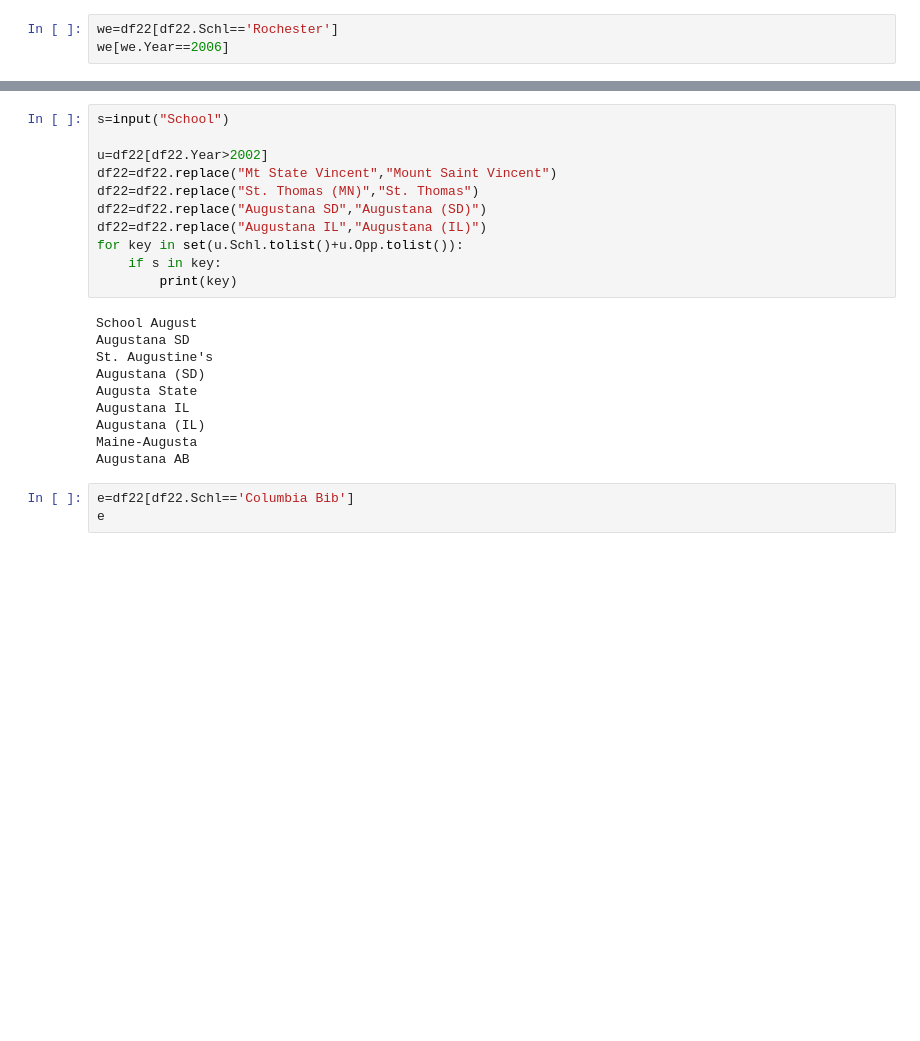
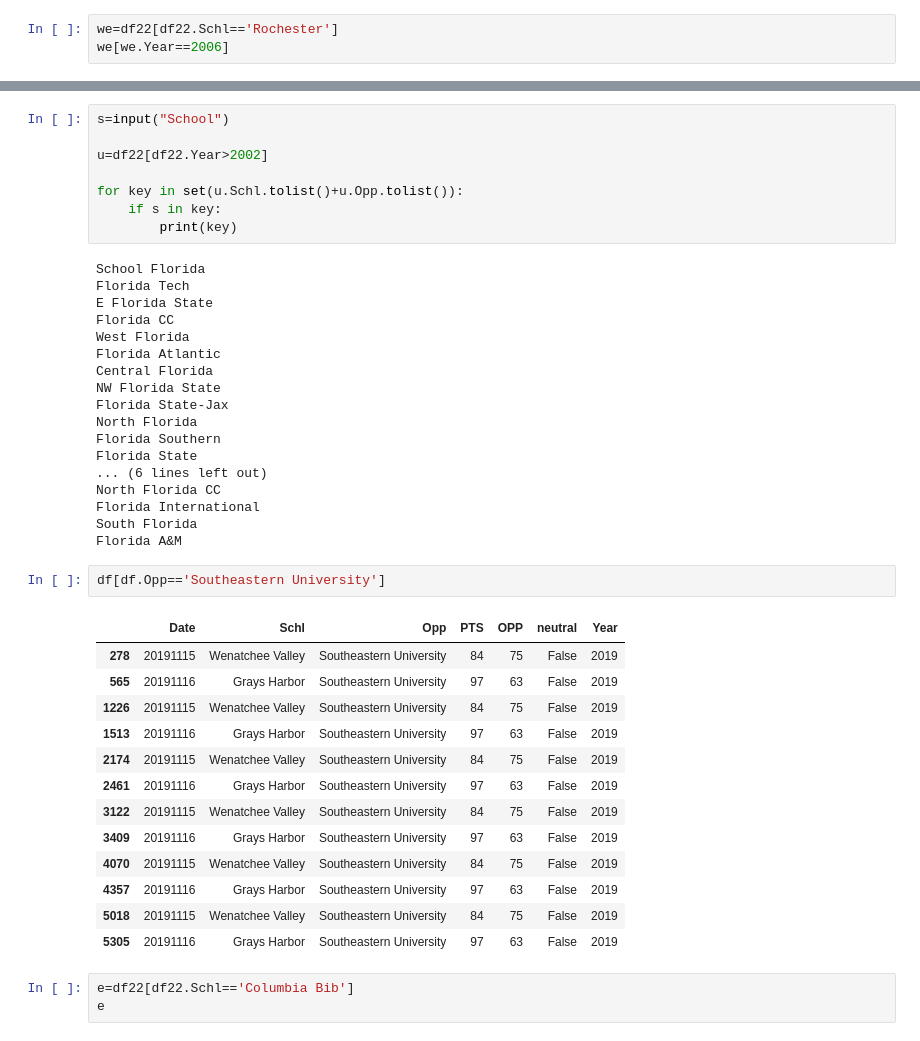
Before and after one commit to easella/ncaabelos, a Jupyter notebook: ncaab-for-free.ipynb, the cells around one changed output, grey strips where cells are left out. Saved outputs shown, nothing was run; the diff lists cells and outputs as text; blank space fills up the shorter version.

```diff
--- a/ncaab-for-free.ipynb
+++ b/ncaab-for-free.ipynb
@@ -1986,23 +2015,44 @@ a[a.Year==2006]
 s=input("School")
 
 u=df22[df22.Year>2002]
-df22=df22.replace("Mt State Vincent","Mount Saint Vincent")
-df22=df22.replace("St. Thomas (MN)","St. Thomas")
-df22=df22.replace("Augustana SD","Augustana (SD)")
-df22=df22.replace("Augustana IL","Augustana (IL)")
+
 for key in set(u.Schl.tolist()+u.Opp.tolist()):
     if s in key:
         print(key)
 # %% [output]
-School August
-Augustana SD
-St. Augustine's
-Augustana (SD)
-Augusta State
-Augustana IL
-Augustana (IL)
-Maine-Augusta
-Augustana AB
+School Florida
+Florida Tech
+E Florida State
+Florida CC
+West Florida
+Florida Atlantic
+Central Florida
+NW Florida State
+Florida State-Jax
+North Florida
+Florida Southern
+Florida State
+... (6 lines left out)
+North Florida CC
+Florida International
+South Florida
+Florida A&M
+# %%
+df[df.Opp=='Southeastern University']
+# %% [output]
+|  | Date | Schl | Opp | PTS | OPP | neutral | Year |
+| 278 | 20191115 | Wenatchee Valley | Southeastern University | 84 | 75 | False | 2019 |
+| 565 | 20191116 | Grays Harbor | Southeastern University | 97 | 63 | False | 2019 |
+| 1226 | 20191115 | Wenatchee Valley | Southeastern University | 84 | 75 | False | 2019 |
+| 1513 | 20191116 | Grays Harbor | Southeastern University | 97 | 63 | False | 2019 |
+| 2174 | 20191115 | Wenatchee Valley | Southeastern University | 84 | 75 | False | 2019 |
+| 2461 | 20191116 | Grays Harbor | Southeastern University | 97 | 63 | False | 2019 |
+| 3122 | 20191115 | Wenatchee Valley | Southeastern University | 84 | 75 | False | 2019 |
+| 3409 | 20191116 | Grays Harbor | Southeastern University | 97 | 63 | False | 2019 |
+| 4070 | 20191115 | Wenatchee Valley | Southeastern University | 84 | 75 | False | 2019 |
+| 4357 | 20191116 | Grays Harbor | Southeastern University | 97 | 63 | False | 2019 |
+| 5018 | 20191115 | Wenatchee Valley | Southeastern University | 84 | 75 | False | 2019 |
+| 5305 | 20191116 | Grays Harbor | Southeastern University | 97 | 63 | False | 2019 |
 # %%
 e=df22[df22.Schl=='Columbia Bib']
 e
```
Also changed, not shown: parts of 8 cells of this notebook.
